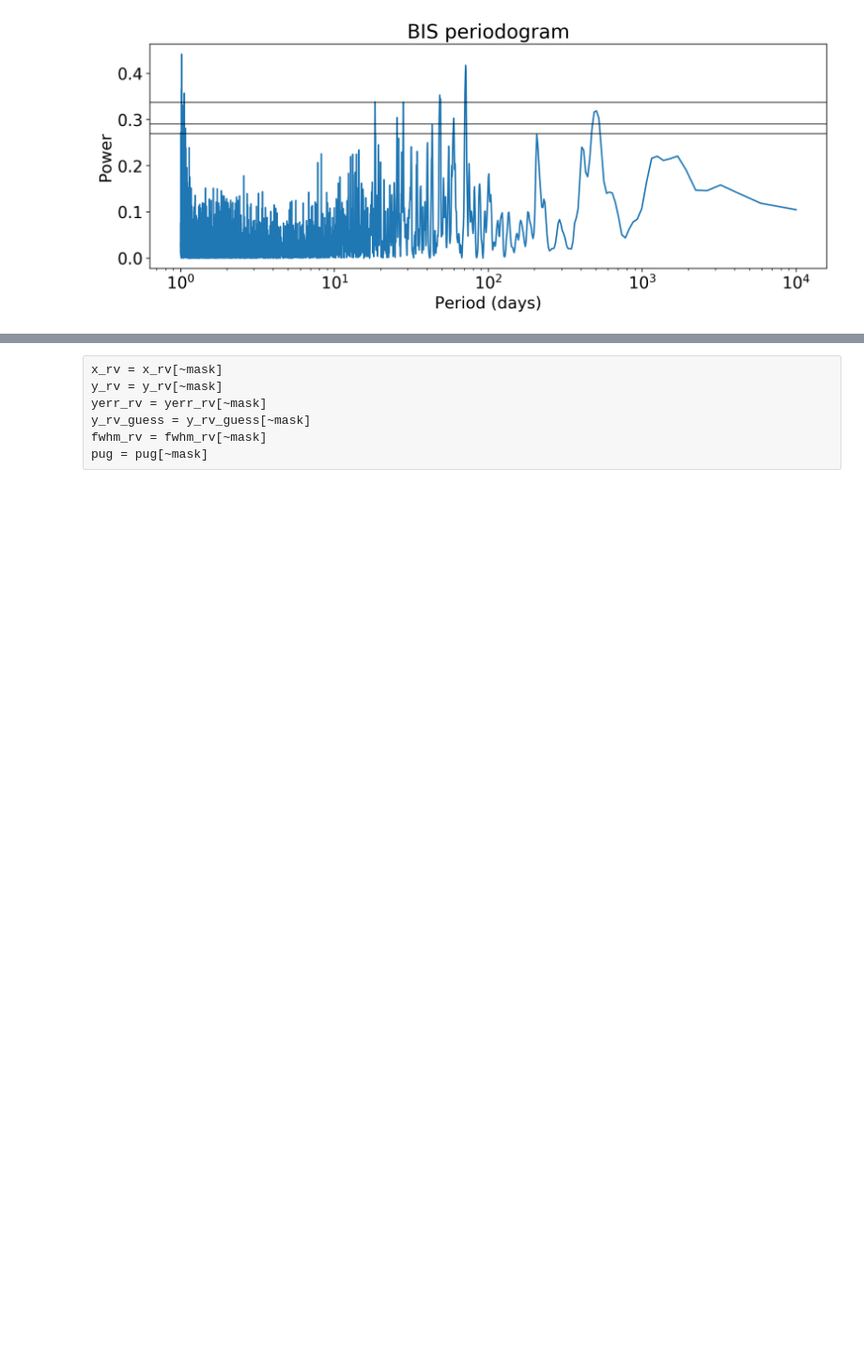
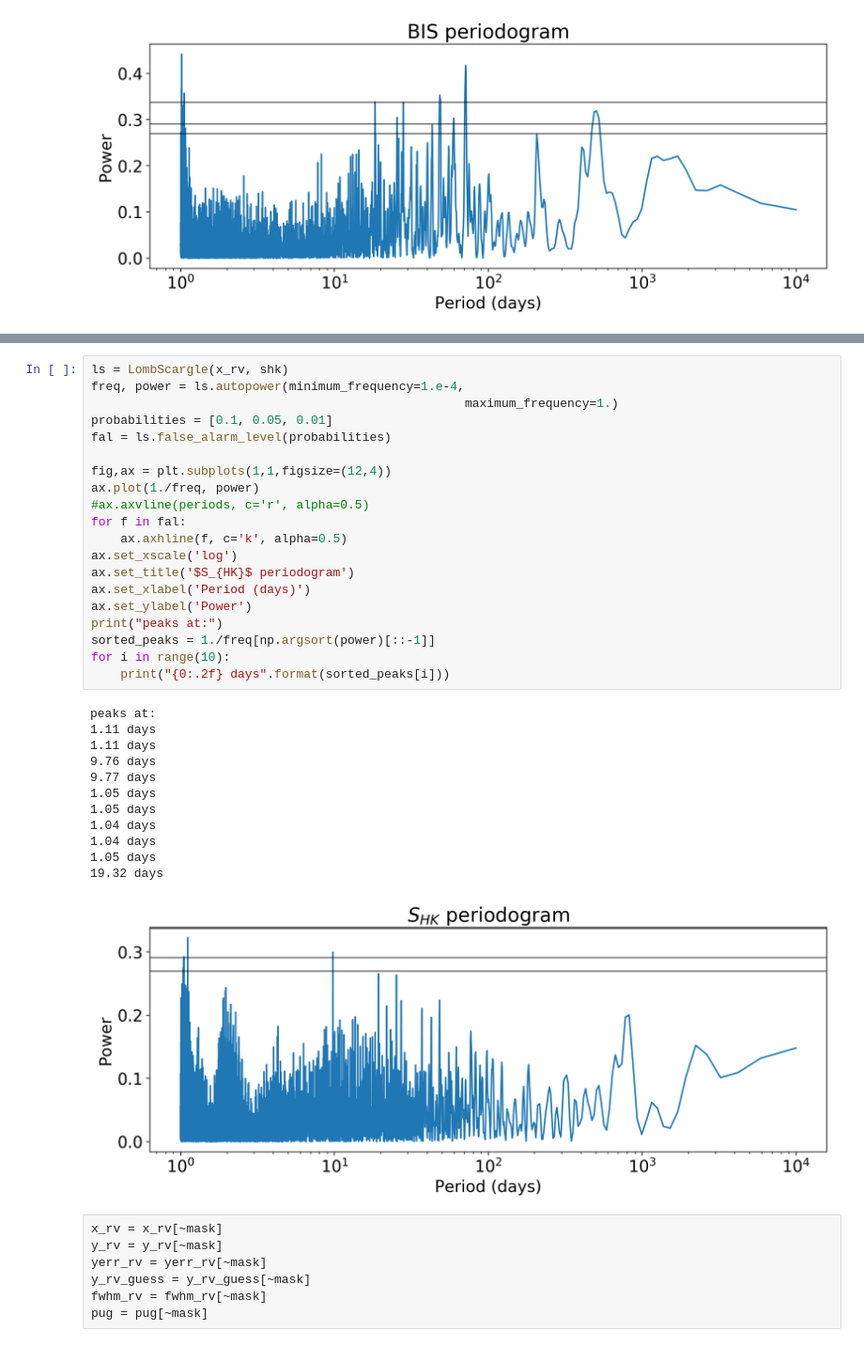
Before and after one commit to megbedell/tesstwin, a Jupyter notebook: notebooks/exoplanet/rv_fit.ipynb, the cells around one changed output, grey strips where cells are left out. Shown at 94% size. Saved outputs shown, nothing was run; the diff lists cells and outputs as text; blank space fills up the shorter version.

```diff
--- a/notebooks/exoplanet/rv_fit.ipynb
+++ b/notebooks/exoplanet/rv_fit.ipynb
@@ -221,3 +241,36 @@ peaks at:
+# %%
+ls = LombScargle(x_rv, shk)
+freq, power = ls.autopower(minimum_frequency=1.e-4,
+                                                   maximum_frequency=1.)
+probabilities = [0.1, 0.05, 0.01]
+fal = ls.false_alarm_level(probabilities)
+
+fig,ax = plt.subplots(1,1,figsize=(12,4))
+ax.plot(1./freq, power)
+#ax.axvline(periods, c='r', alpha=0.5)
+for f in fal:
+    ax.axhline(f, c='k', alpha=0.5)
+ax.set_xscale('log')
+ax.set_title('$S_{HK}$ periodogram')
+ax.set_xlabel('Period (days)')
+ax.set_ylabel('Power')
+print("peaks at:")
+sorted_peaks = 1./freq[np.argsort(power)[::-1]]
+for i in range(10):
+    print("{0:.2f} days".format(sorted_peaks[i]))
+# %% [output]
+peaks at:
+1.11 days
+1.11 days
+9.76 days
+9.77 days
+1.05 days
+1.05 days
+1.04 days
+1.04 days
+1.05 days
+19.32 days
+[figure, added]
 # %% [raw]
 x_rv = x_rv[~mask]
 y_rv = y_rv[~mask]
```
Also changed, not shown: parts of 3 cells of this notebook.
